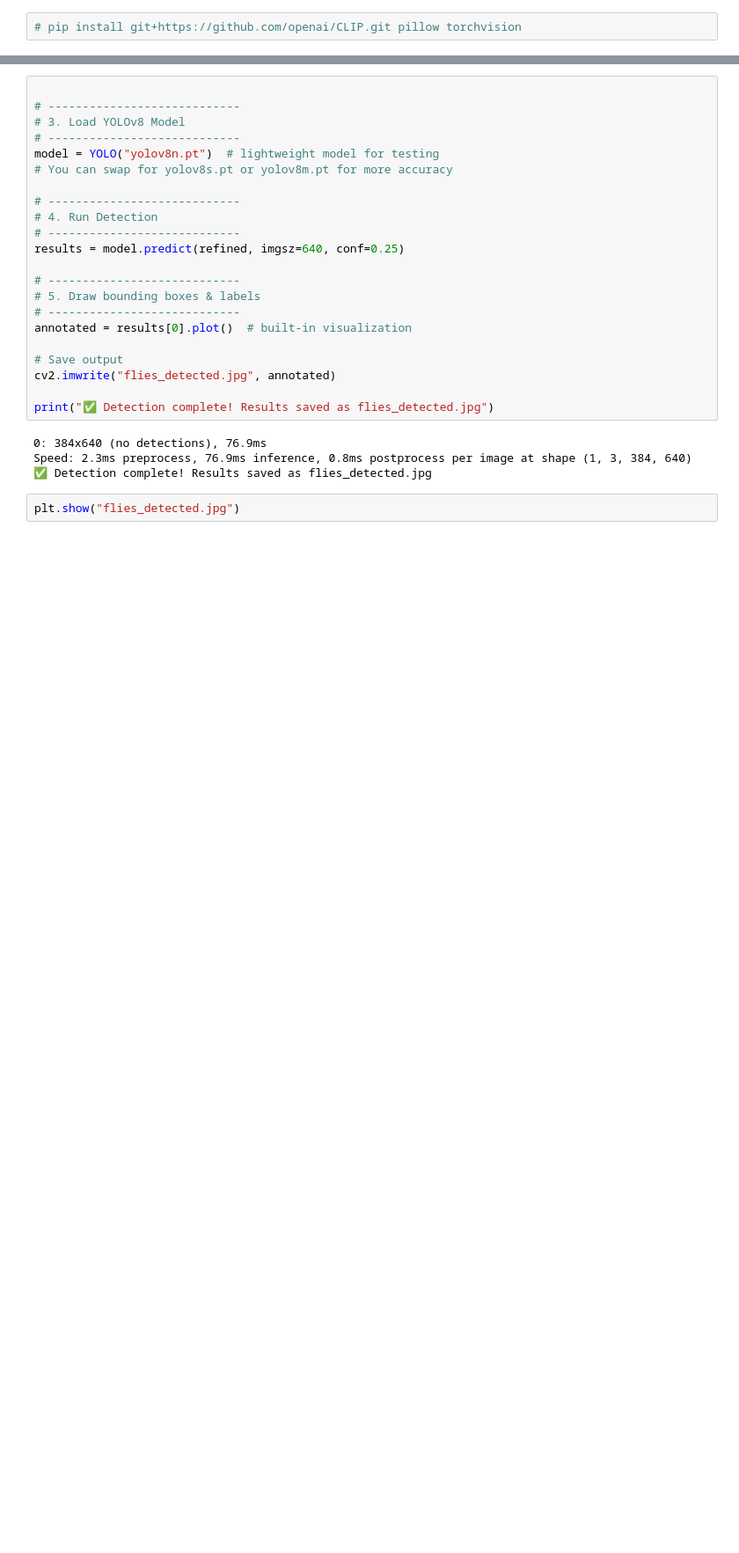
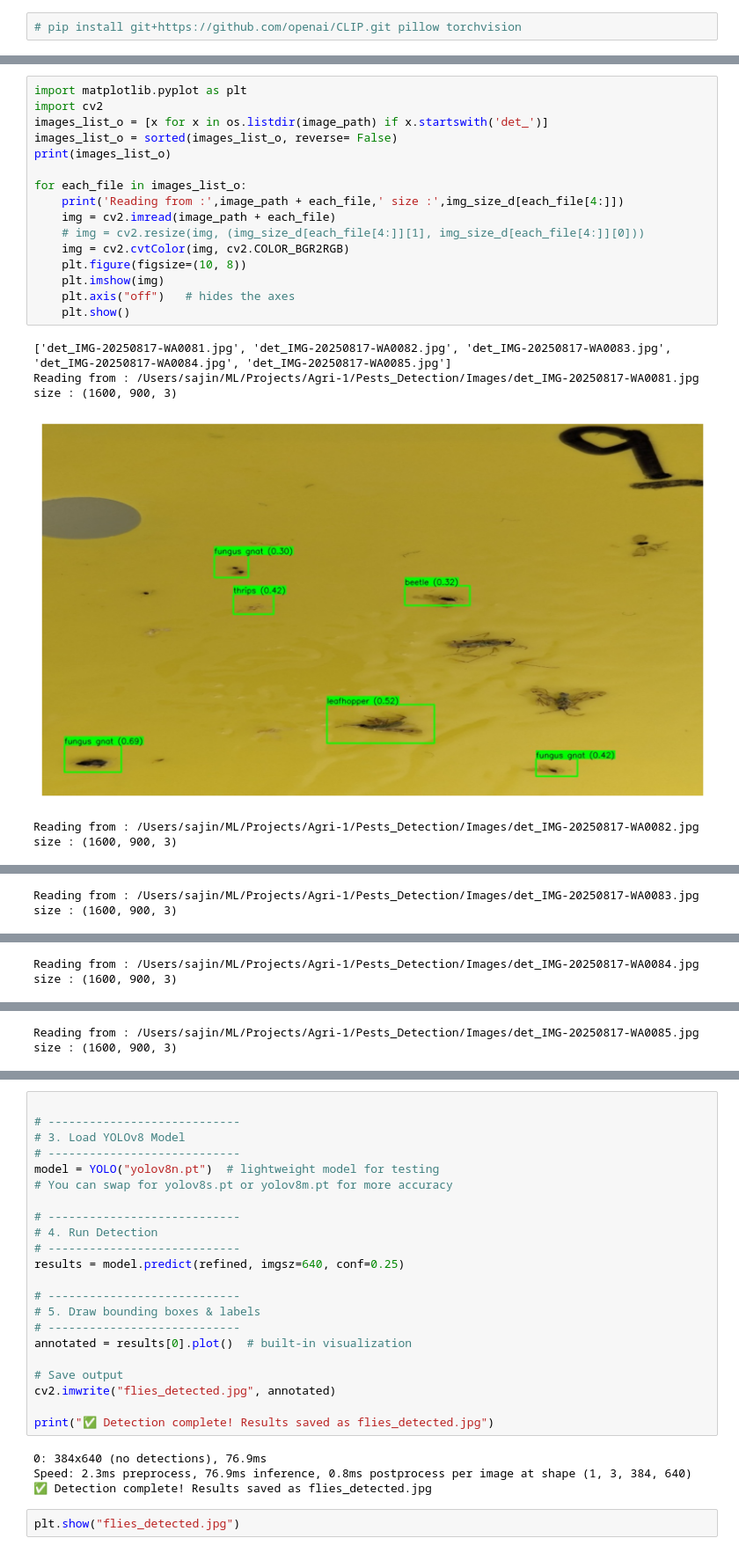
Before and after one commit to sajinpgupta/Pests_Detection, a Jupyter notebook: Fly.ipynb, the cells around one changed output, grey strips where cells are left out. Shown at 88% size. Drawn from its saved outputs; the diff is of its cells as text; blank space fills up the shorter version.

Commit message:
pests detect

```diff
--- a/Fly.ipynb
+++ b/Fly.ipynb
@@ -277,0 +319,21 @@ def classify_bboxes_with_clip(
+# %%
+import matplotlib.pyplot as plt
+import cv2
+images_list_o = [x for x in os.listdir(image_path) if x.startswith('det_')]
+images_list_o = sorted(images_list_o, reverse= False)
+print(images_list_o)
+
+for each_file in images_list_o:
+    print('Reading from :',image_path + each_file,' size :',img_size_d[each_file[4:]])
+    img = cv2.imread(image_path + each_file)
+    # img = cv2.resize(img, (img_size_d[each_file[4:]][1], img_size_d[each_file[4:]][0]))
+    img = cv2.cvtColor(img, cv2.COLOR_BGR2RGB)
+    plt.figure(figsize=(10, 8))
+    plt.imshow(img)
+    plt.axis("off")   # hides the axes
+    plt.show()
+# %% [output]
+['det_IMG-20250817-WA0081.jpg', 'det_IMG-20250817-WA0082.jpg', 'det_IMG-20250817-WA0083.jpg', 'det_IMG-20250817-WA0084.jpg', 'det_IMG-20250817-WA0085.jpg']
+Reading from : /Users/sajin/ML/Projects/Agri-1/Pests_Detection/Images/det_IMG-20250817-WA0081.jpg  size : (1600, 900, 3)
+[figure, added]
+Reading from : /Users/sajin/ML/Projects/Agri-1/Pests_Detection/Images/det_IMG-20250817-WA0082.jpg  size : (1600, 900, 3)
@@ -277,0 +341 @@ def classify_bboxes_with_clip(
+Reading from : /Users/sajin/ML/Projects/Agri-1/Pests_Detection/Images/det_IMG-20250817-WA0083.jpg  size : (1600, 900, 3)
@@ -277,0 +343 @@ def classify_bboxes_with_clip(
+Reading from : /Users/sajin/ML/Projects/Agri-1/Pests_Detection/Images/det_IMG-20250817-WA0084.jpg  size : (1600, 900, 3)
@@ -277,0 +345 @@ def classify_bboxes_with_clip(
+Reading from : /Users/sajin/ML/Projects/Agri-1/Pests_Detection/Images/det_IMG-20250817-WA0085.jpg  size : (1600, 900, 3)
```
Also changed, not shown: parts of 9 cells of this notebook, 12 other files.
